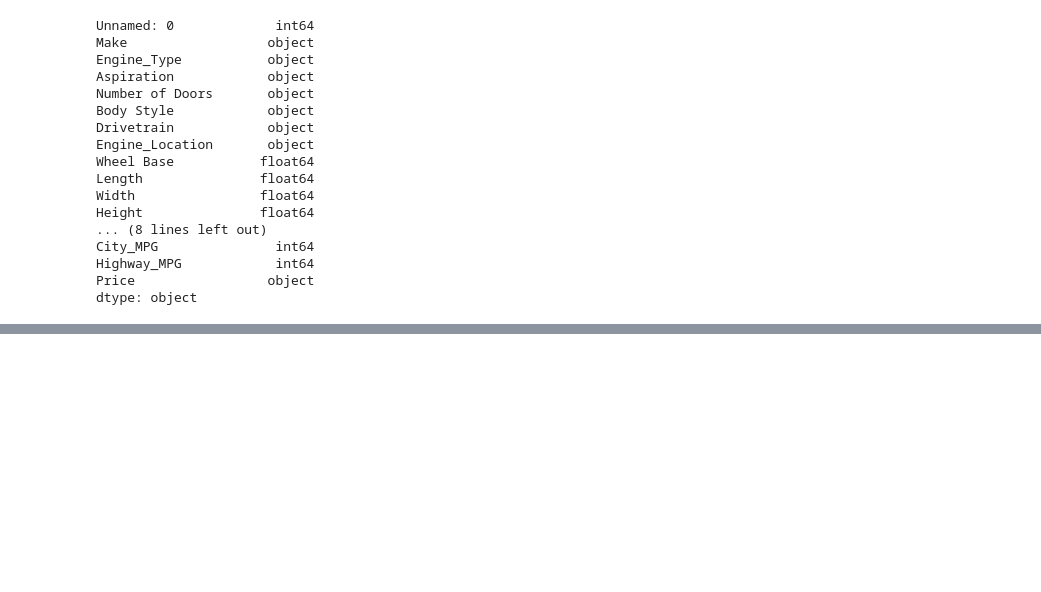
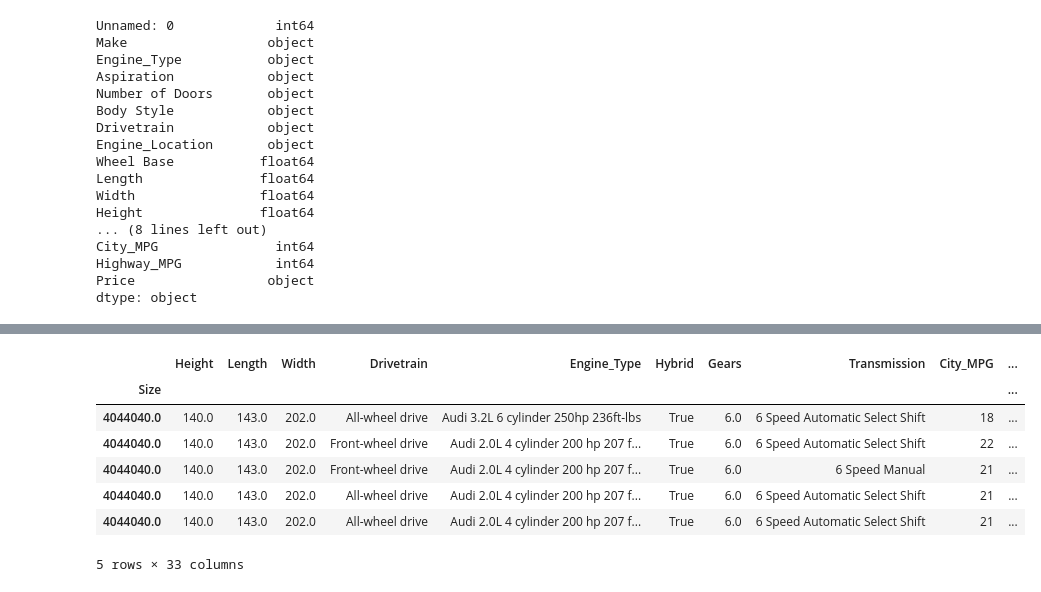
Before and after one commit to allenbra17/JBBP1, a Jupyter notebook: Final Notebook.ipynb, the cells around one changed output, grey strips where cells are left out. Drawn from its saved outputs; the diff is of its cells as text; code cells hidden in the pictures; blank space fills up the shorter version.

```diff
--- a/Final Notebook.ipynb
+++ b/Final Notebook.ipynb
@@ -329,0 +388,15 @@ year_mpg
+# %%
+#Googled to https://bit.ly/3yuOykQ
+df['Size'] = df.Height *df.Length * df.Width
+df['Average_MPG']=df.City_MPG+df.Highway_MPG/2
+df = df.set_index("Size")
+df.head()
+# %% [output]
+|  | Height | Length | Width | Drivetrain | Engine_Type | Hybrid | Gears | Transmission | City_MPG | ... |
+| Size |  |  |  |  |  |  |  |  |  | ... |
+| 4044040.0 | 140.0 | 143.0 | 202.0 | All-wheel drive | Audi 3.2L 6 cylinder 250hp 236ft-lbs | True | 6.0 | 6 Speed Automatic Select Shift | 18 | ... |
+| 4044040.0 | 140.0 | 143.0 | 202.0 | Front-wheel drive | Audi 2.0L 4 cylinder 200 hp 207 f... | True | 6.0 | 6 Speed Automatic Select Shift | 22 | ... |
+| 4044040.0 | 140.0 | 143.0 | 202.0 | Front-wheel drive | Audi 2.0L 4 cylinder 200 hp 207 f... | True | 6.0 | 6 Speed Manual | 21 | ... |
+| 4044040.0 | 140.0 | 143.0 | 202.0 | All-wheel drive | Audi 2.0L 4 cylinder 200 hp 207 f... | True | 6.0 | 6 Speed Automatic Select Shift | 21 | ... |
+| 4044040.0 | 140.0 | 143.0 | 202.0 | All-wheel drive | Audi 2.0L 4 cylinder 200 hp 207 f... | True | 6.0 | 6 Speed Automatic Select Shift | 21 | ... |
+5 rows × 33 columns
```
Also changed, not shown: parts of 18 cells of this notebook, 2 other files.
